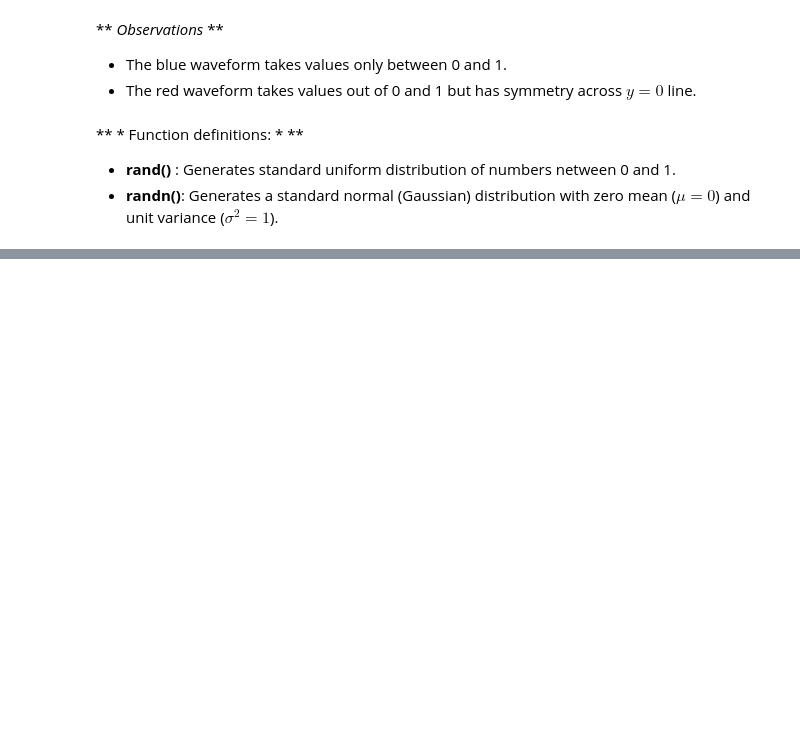
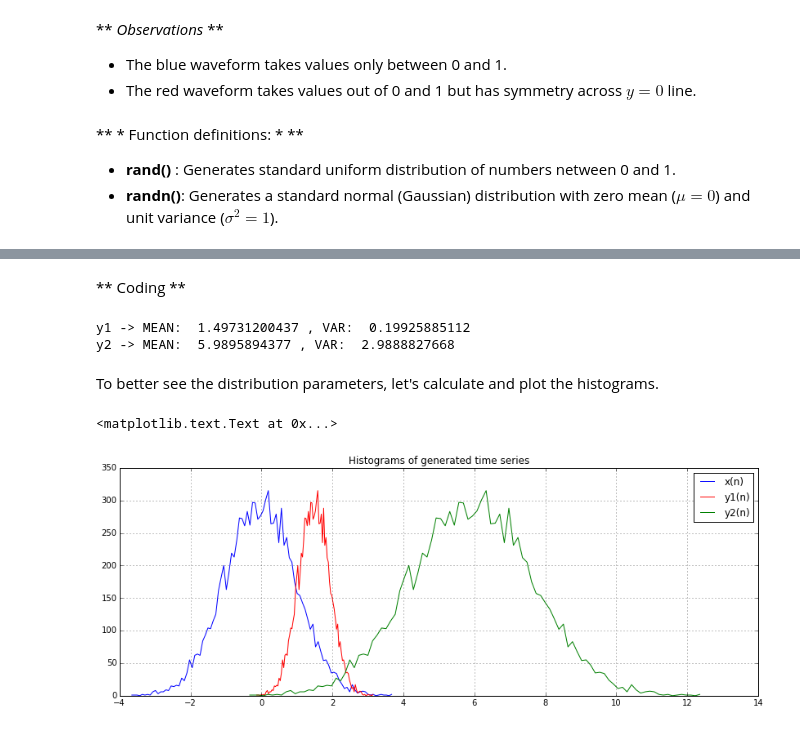
Before and after one commit to GurayGurkan/Lecture-Codes-Signal-Processing-Applications, a Jupyter notebook: EE0404_Lecture11.ipynb, the cells around one changed output, grey strips where cells are left out. Cells and saved outputs as stored; diff of their text form; code cells hidden in the pictures; blank space fills up the shorter version.

```diff
--- a/EE0404_Lecture11.ipynb
+++ b/EE0404_Lecture11.ipynb
@@ -155,0 +254,29 @@ xlabel('Samples')
+# %% [markdown]
+** Coding **
+# %%
+x = randn(10000);
+
+y1 = sqrt(.2)*x +1.5
+y2 = sqrt(3)*x + 6
+
+print "y1 -> MEAN: ", mean(y1), ", VAR: ", var(y1)
+print "y2 -> MEAN: ", mean(y2), ", VAR: ", var(y2)
+# %% [output]
+y1 -> MEAN:  1.49731200437 , VAR:  0.19925885112
+y2 -> MEAN:  5.9895894377 , VAR:  2.9888827668
+# %% [markdown]
+To better see the distribution parameters, let's calculate and plot the histograms.
+# %%
+distx,binsx = histogram(x,bins=100)
+disty1,binsy1 = histogram(y1,bins=100)
+disty2,binsy2 = histogram(y2,bins=100)
+# %%
+plot(binsx[:-1],distx)
+grid(True),hold(True)
+plot(binsy1[:-1],disty1,'r')
+plot(binsy2[:-1],disty2,'g')
+legend(('x(n)','y1(n)','y2(n)'))
+title('Histograms of generated time series')
+# %% [output]
+<matplotlib.text.Text at 0x...>
+[figure, added]
```
Also changed, not shown: parts of 16 cells of this notebook.
